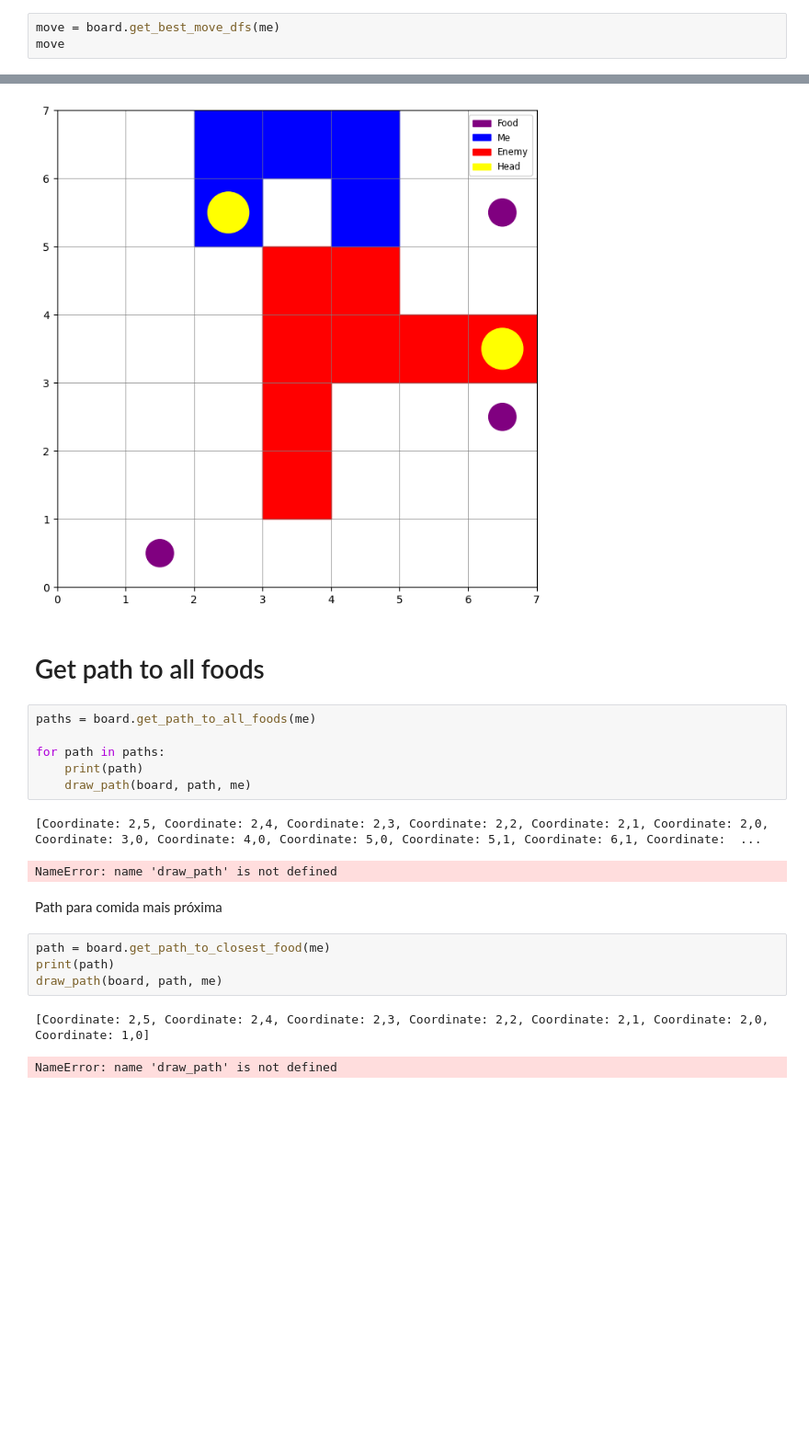
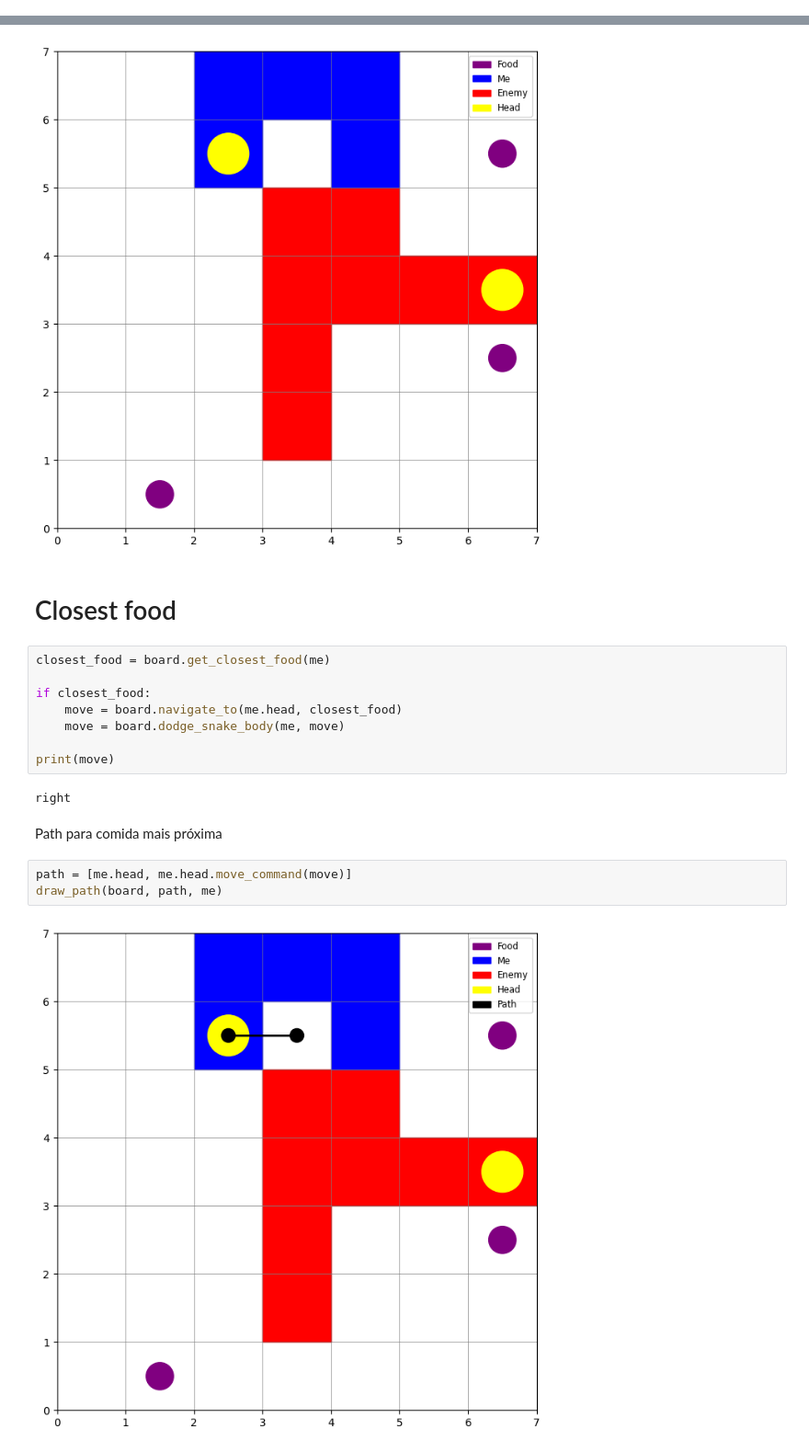
Before and after one commit to VgsStudio/ecm502_battlesnake_ia, a Jupyter notebook: notebook/ecm502_battlesnake_ia_heuristic.ipynb, the cells around one changed output, grey strips where cells are left out. Shown at 92% size. Saved outputs shown, nothing was run; the diff lists cells and outputs as text; blank space fills up the shorter version.

```diff
--- a/notebook/ecm502_battlesnake_ia_heuristic.ipynb
+++ b/notebook/ecm502_battlesnake_ia_heuristic.ipynb
@@ -397,3 +291,0 @@ Coordinate: 2,6
-# %%
-move = board.get_best_move_dfs(me)
-move
@@ -653,23 +543,22 @@ def draw_path(board: Board, path: List[Coordinate], me: Battlesnake):
 draw_path(board,[], me)
 # %% [output]
 [figure]
-# %% [markdown]
-# Get path to all foods
-# %%
-paths = board.get_path_to_all_foods(me)
-
-for path in paths:
-    print(path)
-    draw_path(board, path, me)
-# %% [output]
-[Coordinate: 2,5, Coordinate: 2,4, Coordinate: 2,3, Coordinate: 2,2, Coordinate: 2,1, Coordinate: 2,0, Coordinate: 3,0, Coordinate: 4,0, Coordinate: 5,0, Coordinate: 5,1, Coordinate: 6,1, Coordinate:  ...
-NameError: name 'draw_path' is not defined
+# %% [markdown]
+# Closest food
+# %%
+closest_food = board.get_closest_food(me)
+
+if closest_food:
+    move = board.navigate_to(me.head, closest_food)
+    move = board.dodge_snake_body(me, move)
+
+print(move)
+# %% [output]
+right
 # %% [markdown]
 Path para comida mais próxima
 # %%
-path = board.get_path_to_closest_food(me)
-print(path)
+path = [me.head, me.head.move_command(move)]
 draw_path(board, path, me)
 # %% [output]
-[Coordinate: 2,5, Coordinate: 2,4, Coordinate: 2,3, Coordinate: 2,2, Coordinate: 2,1, Coordinate: 2,0, Coordinate: 1,0]
-NameError: name 'draw_path' is not defined
+[figure, added]
```
Also changed, not shown: parts of 18 cells of this notebook.
